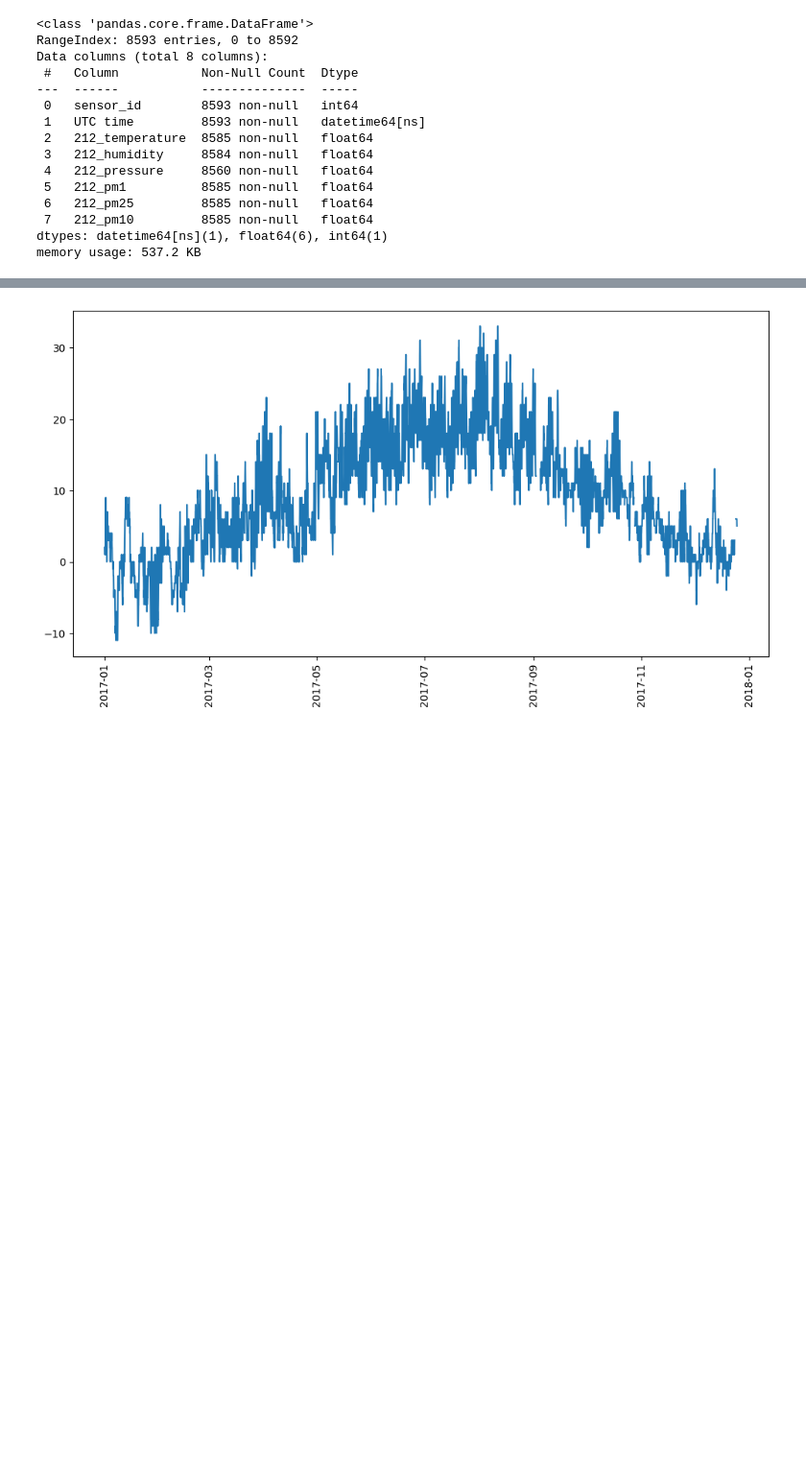
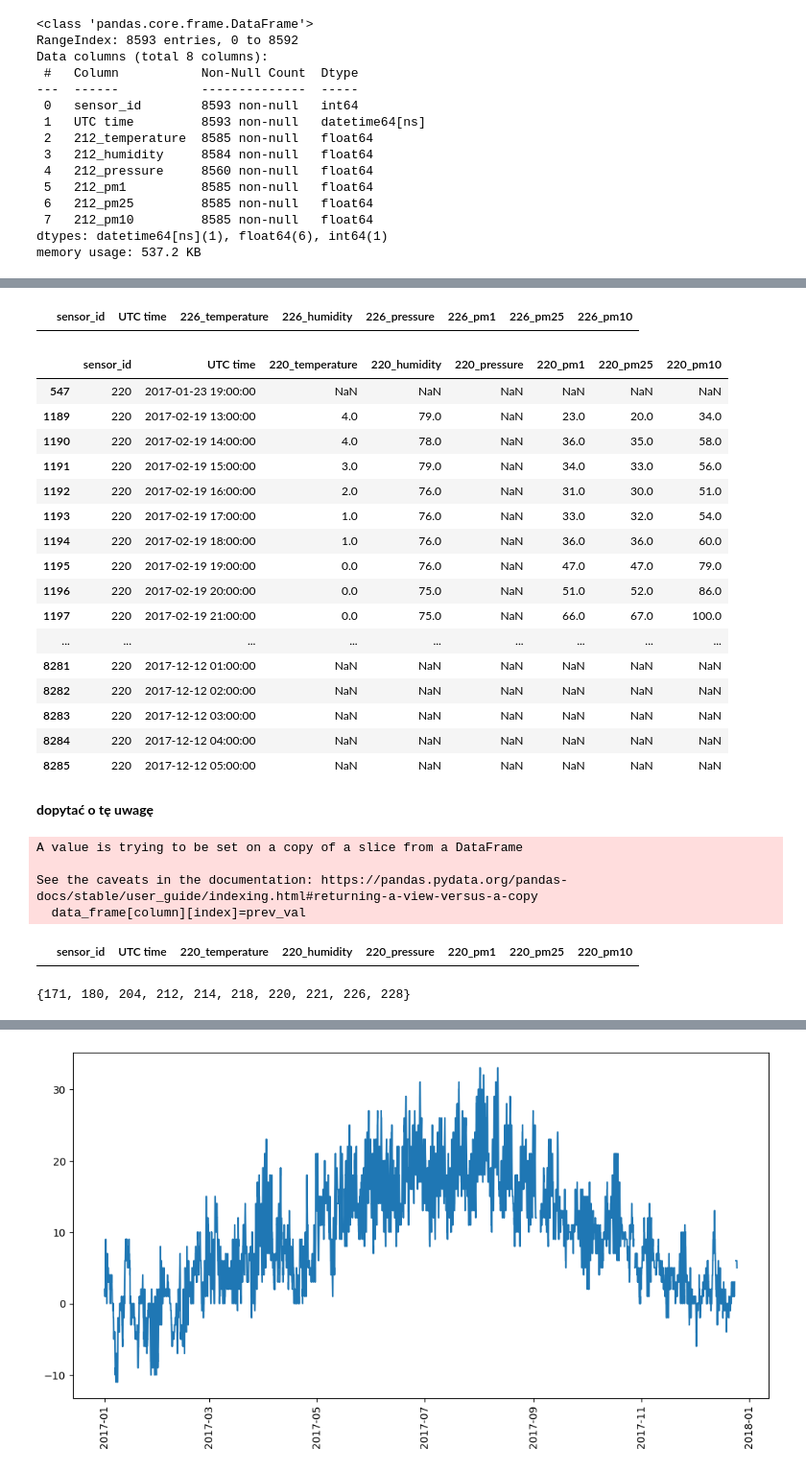
Before and after one commit to dan-ski/Air_quality, a Jupyter notebook: Air quality data preprocessing and analysis.ipynb, the cells around one changed output, grey strips where cells are left out. Shown: that part at 96% size. Drawn from its saved outputs; the diff is of its cells as text; code cells hidden in the pictures; blank space fills up the shorter version.

```diff
--- a/Air quality data preprocessing and analysis.ipynb
+++ b/Air quality data preprocessing and analysis.ipynb
@@ -897,0 +957,41 @@ new_sensor_dict[212][new_sensor_dict[212].isna().any(axis=1)]
+# %%
+new_sensor_dict[226][new_sensor_dict[226].isna().any(axis=1)]
+# %% [output]
+|  | sensor_id | UTC time | 226_temperature | 226_humidity | 226_pressure | 226_pm1 | 226_pm25 | 226_pm10 |
+# %%
+new_sensor_dict[220][new_sensor_dict[220].isna().any(axis=1)]
+# %% [output]
+|  | sensor_id | UTC time | 220_temperature | 220_humidity | 220_pressure | 220_pm1 | 220_pm25 | 220_pm10 |
+| 547 | 220 | 2017-01-23 19:00:00 | NaN | NaN | NaN | NaN | NaN | NaN |
+| 1189 | 220 | 2017-02-19 13:00:00 | 4.0 | 79.0 | NaN | 23.0 | 20.0 | 34.0 |
+| 1190 | 220 | 2017-02-19 14:00:00 | 4.0 | 78.0 | NaN | 36.0 | 35.0 | 58.0 |
+| 1191 | 220 | 2017-02-19 15:00:00 | 3.0 | 79.0 | NaN | 34.0 | 33.0 | 56.0 |
+| 1192 | 220 | 2017-02-19 16:00:00 | 2.0 | 76.0 | NaN | 31.0 | 30.0 | 51.0 |
+| 1193 | 220 | 2017-02-19 17:00:00 | 1.0 | 76.0 | NaN | 33.0 | 32.0 | 54.0 |
+| 1194 | 220 | 2017-02-19 18:00:00 | 1.0 | 76.0 | NaN | 36.0 | 36.0 | 60.0 |
+| 1195 | 220 | 2017-02-19 19:00:00 | 0.0 | 76.0 | NaN | 47.0 | 47.0 | 79.0 |
+| 1196 | 220 | 2017-02-19 20:00:00 | 0.0 | 75.0 | NaN | 51.0 | 52.0 | 86.0 |
+| 1197 | 220 | 2017-02-19 21:00:00 | 0.0 | 75.0 | NaN | 66.0 | 67.0 | 100.0 |
+| ... | ... | ... | ... | ... | ... | ... | ... | ... |
+| 8281 | 220 | 2017-12-12 01:00:00 | NaN | NaN | NaN | NaN | NaN | NaN |
+| 8282 | 220 | 2017-12-12 02:00:00 | NaN | NaN | NaN | NaN | NaN | NaN |
+| 8283 | 220 | 2017-12-12 03:00:00 | NaN | NaN | NaN | NaN | NaN | NaN |
+| 8284 | 220 | 2017-12-12 04:00:00 | NaN | NaN | NaN | NaN | NaN | NaN |
+| 8285 | 220 | 2017-12-12 05:00:00 | NaN | NaN | NaN | NaN | NaN | NaN |
+# %% [markdown]
+**dopytać o tę uwagę**
+# %%
+replace_nan_with_prev(new_sensor_dict[220])
+# %% [output]
+A value is trying to be set on a copy of a slice from a DataFrame
+
+See the caveats in the documentation: https://pandas.pydata.org/pandas-docs/stable/user_guide/indexing.html#returning-a-view-versus-a-copy
+  data_frame[column][index]=prev_val
+# %%
+new_sensor_dict[220][new_sensor_dict[220].isna().any(axis=1)]
+# %% [output]
+|  | sensor_id | UTC time | 220_temperature | 220_humidity | 220_pressure | 220_pm1 | 220_pm25 | 220_pm10 |
+# %%
+set(min_nan_ratio_sensors)
+# %% [output]
+{171, 180, 204, 212, 214, 218, 220, 221, 226, 228}
```
Also changed, not shown: parts of 52 cells of this notebook.
